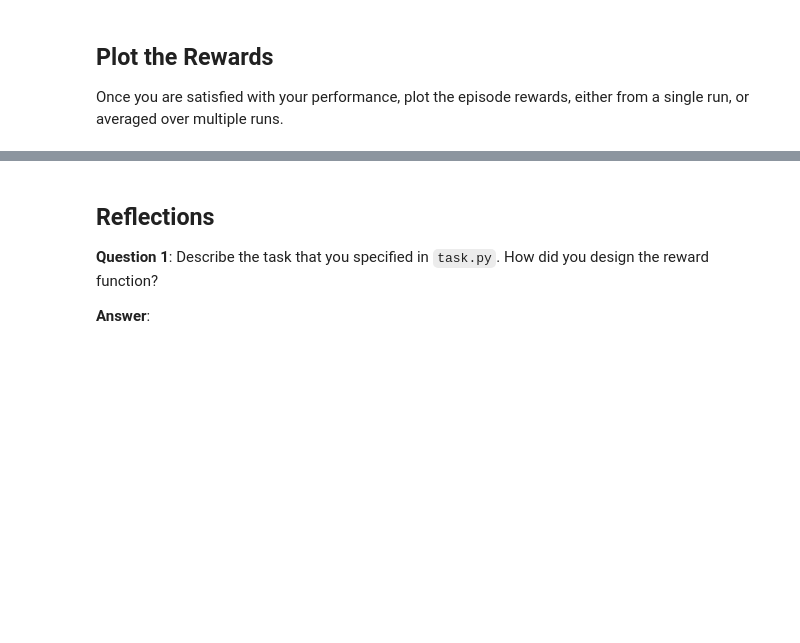
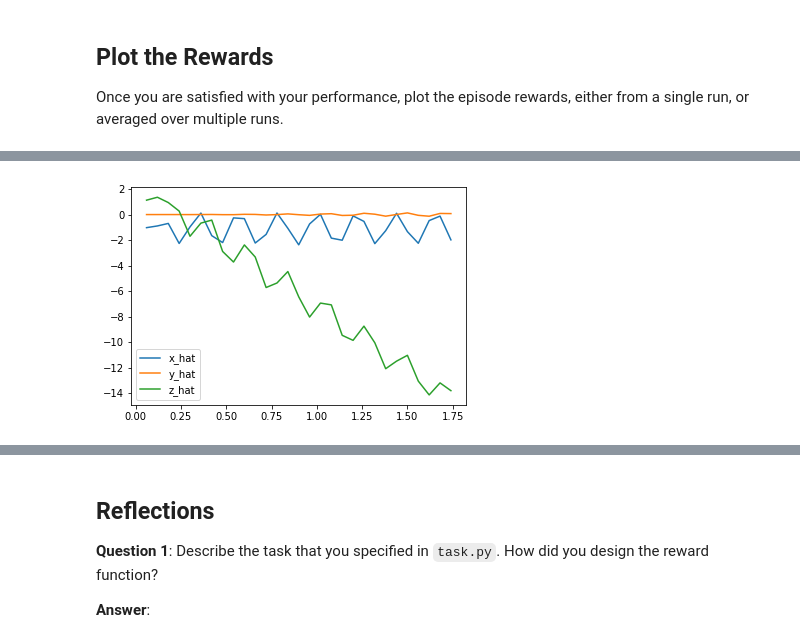
Before and after one commit to ezhilvendhan/RL-Quadcopter-2, a Jupyter notebook: Quadcopter_Project.ipynb, the cells around one changed output, grey strips where cells are left out. Cells and saved outputs as stored; diff of their text form; code cells hidden in the pictures; blank space fills up the shorter version.

```diff
--- a/Quadcopter_Project.ipynb
+++ b/Quadcopter_Project.ipynb
@@ -221,0 +304,8 @@ Once you are satisfied with your performance, plot the episode rewards, either f
+# %%
+plt.plot(ddpg_results['time'], ddpg_results['x_velocity'], label='x_hat')
+plt.plot(ddpg_results['time'], ddpg_results['y_velocity'], label='y_hat')
+plt.plot(ddpg_results['time'], ddpg_results['z_velocity'], label='z_hat')
+plt.legend()
+_ = plt.ylim()
+# %% [output]
+[figure, added]
```
Also changed, not shown: parts of 10 cells of this notebook, 7 other files.
